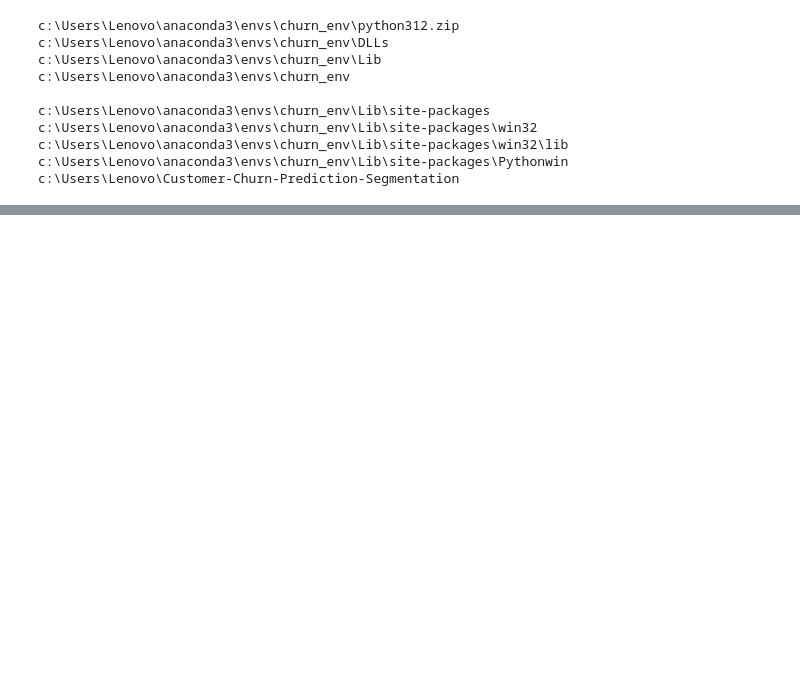
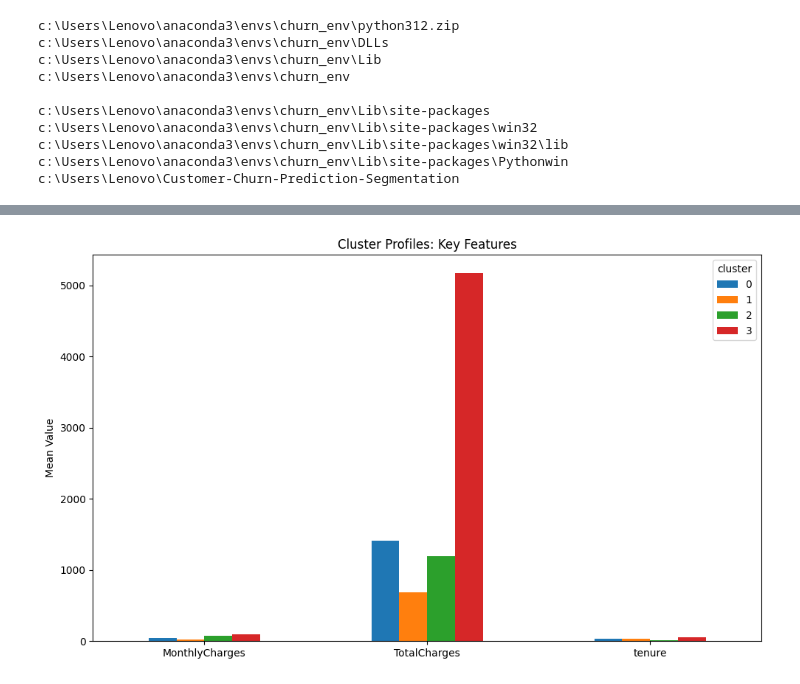
Before and after one commit to Maddy-Das/Customer-Churn-Prediction-Segmentation, a Jupyter notebook: notebooks/by-step exploration/4_clustering_analysis.ipynb, the cells around one changed output, grey strips where cells are left out. Drawn from its saved outputs; the diff is of its cells as text; code cells hidden in the pictures; blank space fills up the shorter version.

```diff
--- a/notebooks/by-step exploration/4_clustering_analysis.ipynb
+++ b/notebooks/by-step exploration/4_clustering_analysis.ipynb
@@ -46,0 +79,18 @@ plt.show()
+# %%
+# Step 7: Feature profile by cluster (mean values)
+feature_df = pd.DataFrame(X, columns=df.drop(columns=['customerID', 'Churn'], errors='ignore').columns)
+feature_df['cluster'] = clustered_df['cluster']
+
+cluster_profiles = feature_df.groupby('cluster').mean().T
+# %%
+# Plot selected features by cluster
+selected_features = ['MonthlyCharges', 'TotalCharges', 'tenure']
+
+cluster_profiles.loc[selected_features].plot(kind='bar', figsize=(10, 6))
+plt.title('Cluster Profiles: Key Features')
+plt.ylabel('Mean Value')
+plt.xticks(rotation=0)
+plt.tight_layout()
+plt.show()
+# %% [output]
+[figure, added]
```
Also changed, not shown: parts of 8 cells of this notebook, 3 other files.
